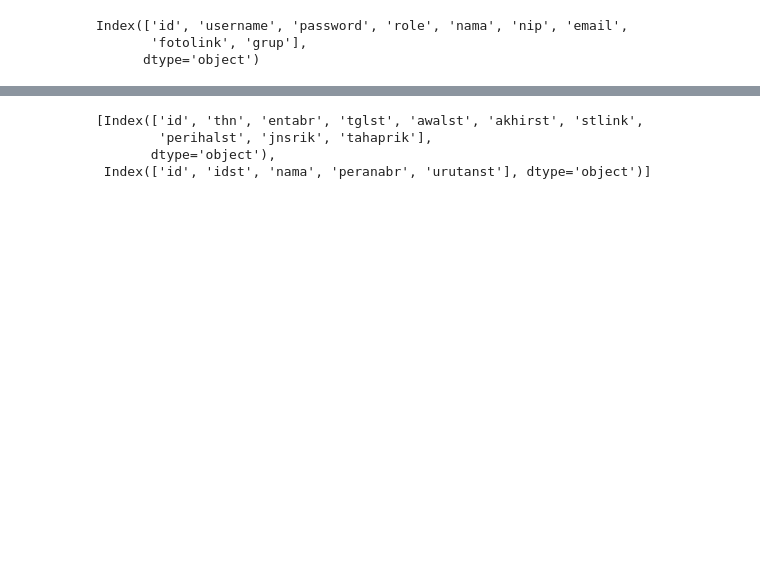
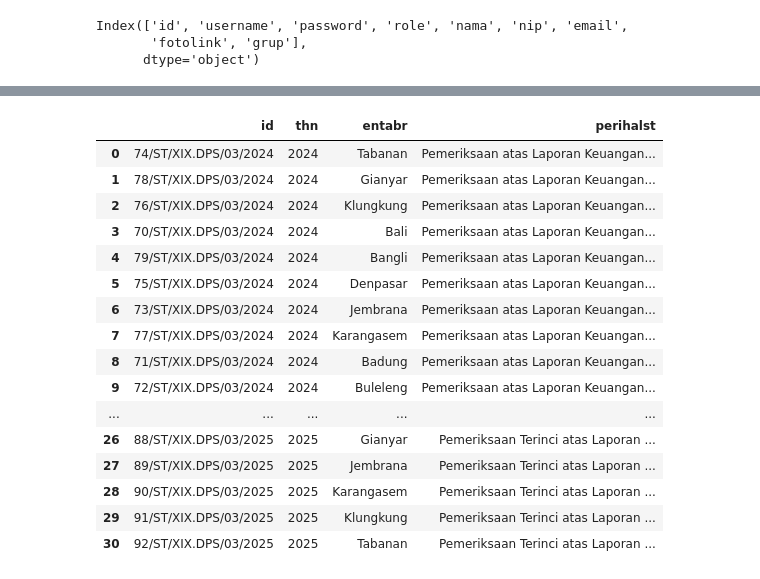
Before and after one commit to wiprada/awalokana_penilai_pemeriksa, a Jupyter notebook: backend/alat migrasi/migrasi_data_dari_db_satria.ipynb, the cells around one changed output, grey strips where cells are left out. Drawn from its saved outputs; the diff is of its cells as text; code cells hidden in the pictures; blank space fills up the shorter version.

```diff
--- a/backend/alat migrasi/migrasi_data_dari_db_satria.ipynb
+++ b/backend/alat migrasi/migrasi_data_dari_db_satria.ipynb
@@ -58,8 +48,0 @@ df_penugasan = pd.read_excel('../../.venv/db_rik.xlsx', sheet_name='tugas')
-# %%
-[df_st.columns,
-df_penugasan.columns]
-# %% [output]
-[Index(['id', 'thn', 'entabr', 'tglst', 'awalst', 'akhirst', 'stlink',
-        'perihalst', 'jnsrik', 'tahaprik'],
-       dtype='object'),
- Index(['id', 'idst', 'nama', 'peranabr', 'urutanst'], dtype='object')]
@@ -102,0 +53,21 @@ conn.commit()
+# %%
+df_tugas_c = df_tugas[['id', 'thn', 'entabr', 'perihalst']].copy()
+df_tugas_c
+# %% [output]
+|  | id | thn | entabr | perihalst |
+| 0 | 74/ST/XIX.DPS/03/2024 | 2024 | Tabanan | Pemeriksaan atas Laporan Keuangan... |
+| 1 | 78/ST/XIX.DPS/03/2024 | 2024 | Gianyar | Pemeriksaan atas Laporan Keuangan... |
+| 2 | 76/ST/XIX.DPS/03/2024 | 2024 | Klungkung | Pemeriksaan atas Laporan Keuangan... |
+| 3 | 70/ST/XIX.DPS/03/2024 | 2024 | Bali | Pemeriksaan atas Laporan Keuangan... |
+| 4 | 79/ST/XIX.DPS/03/2024 | 2024 | Bangli | Pemeriksaan atas Laporan Keuangan... |
+| 5 | 75/ST/XIX.DPS/03/2024 | 2024 | Denpasar | Pemeriksaan atas Laporan Keuangan... |
+| 6 | 73/ST/XIX.DPS/03/2024 | 2024 | Jembrana | Pemeriksaan atas Laporan Keuangan... |
+| 7 | 77/ST/XIX.DPS/03/2024 | 2024 | Karangasem | Pemeriksaan atas Laporan Keuangan... |
+| 8 | 71/ST/XIX.DPS/03/2024 | 2024 | Badung | Pemeriksaan atas Laporan Keuangan... |
+| 9 | 72/ST/XIX.DPS/03/2024 | 2024 | Buleleng | Pemeriksaan atas Laporan Keuangan... |
+| ... | ... | ... | ... | ... |
+| 26 | 88/ST/XIX.DPS/03/2025 | 2025 | Gianyar | Pemeriksaan Terinci atas Laporan ... |
+| 27 | 89/ST/XIX.DPS/03/2025 | 2025 | Jembrana | Pemeriksaan Terinci atas Laporan ... |
+| 28 | 90/ST/XIX.DPS/03/2025 | 2025 | Karangasem | Pemeriksaan Terinci atas Laporan ... |
+| 29 | 91/ST/XIX.DPS/03/2025 | 2025 | Klungkung | Pemeriksaan Terinci atas Laporan ... |
+| 30 | 92/ST/XIX.DPS/03/2025 | 2025 | Tabanan | Pemeriksaan Terinci atas Laporan ... |
```
Also changed, not shown: parts of 13 cells of this notebook, 4 other files.
